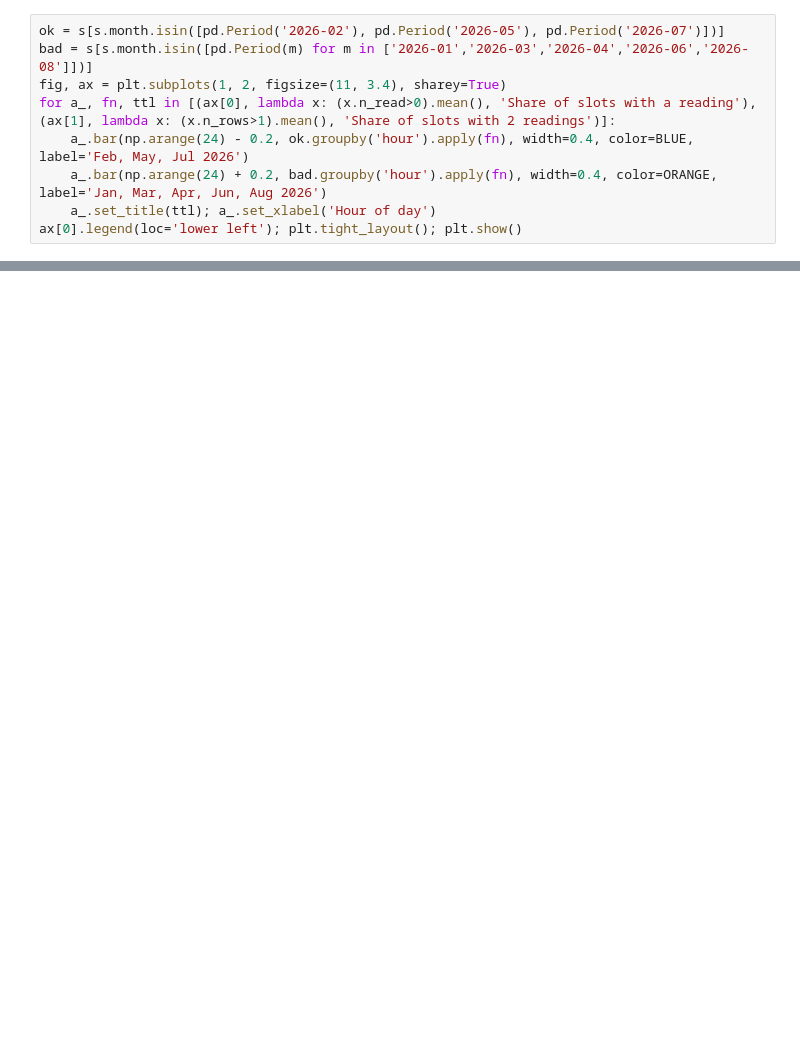
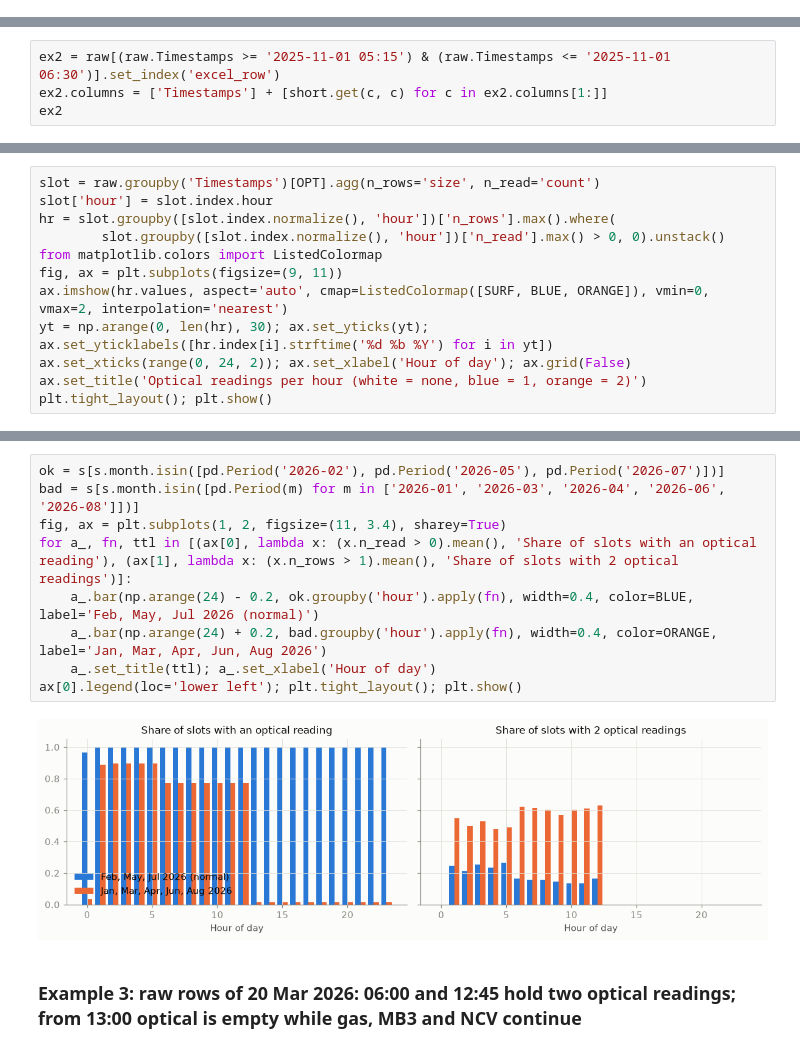
Before and after one commit to Sakthiskumar-A/PGP_ptm_analysis, a Jupyter notebook: notebooks/02_optical_log_evidence.ipynb, the cells around one changed output, grey strips where cells are left out. Saved outputs shown, nothing was run; the diff lists cells and outputs as text; blank space fills up the shorter version.

```diff
--- a/notebooks/02_optical_log_evidence.ipynb
+++ b/notebooks/02_optical_log_evidence.ipynb
@@ -185,9 +0,0 @@ by_m.round(2)
-# %%
-ok = s[s.month.isin([pd.Period('2026-02'), pd.Period('2026-05'), pd.Period('2026-07')])]
-bad = s[s.month.isin([pd.Period(m) for m in ['2026-01','2026-03','2026-04','2026-06','2026-08']])]
-fig, ax = plt.subplots(1, 2, figsize=(11, 3.4), sharey=True)
-for a_, fn, ttl in [(ax[0], lambda x: (x.n_read>0).mean(), 'Share of slots with a reading'), (ax[1], lambda x: (x.n_rows>1).mean(), 'Share of slots with 2 readings')]:
-    a_.bar(np.arange(24) - 0.2, ok.groupby('hour').apply(fn), width=0.4, color=BLUE, label='Feb, May, Jul 2026')
-    a_.bar(np.arange(24) + 0.2, bad.groupby('hour').apply(fn), width=0.4, color=ORANGE, label='Jan, Mar, Apr, Jun, Aug 2026')
-    a_.set_title(ttl); a_.set_xlabel('Hour of day')
-ax[0].legend(loc='lower left'); plt.tight_layout(); plt.show()
@@ -281,0 +153,4 @@ Days with trustworthy daily optical mean: 255 of 395
+# %%
+ex2 = raw[(raw.Timestamps >= '2025-11-01 05:15') & (raw.Timestamps <= '2025-11-01 06:30')].set_index('excel_row')
+ex2.columns = ['Timestamps'] + [short.get(c, c) for c in ex2.columns[1:]]
+ex2
@@ -281,0 +197,12 @@ Days with trustworthy daily optical mean: 255 of 395
+# %%
+slot = raw.groupby('Timestamps')[OPT].agg(n_rows='size', n_read='count')
+slot['hour'] = slot.index.hour
+hr = slot.groupby([slot.index.normalize(), 'hour'])['n_rows'].max().where(
+        slot.groupby([slot.index.normalize(), 'hour'])['n_read'].max() > 0, 0).unstack()
+from matplotlib.colors import ListedColormap
+fig, ax = plt.subplots(figsize=(9, 11))
+ax.imshow(hr.values, aspect='auto', cmap=ListedColormap([SURF, BLUE, ORANGE]), vmin=0, vmax=2, interpolation='nearest')
+yt = np.arange(0, len(hr), 30); ax.set_yticks(yt); ax.set_yticklabels([hr.index[i].strftime('%d %b %Y') for i in yt])
+ax.set_xticks(range(0, 24, 2)); ax.set_xlabel('Hour of day'); ax.grid(False)
+ax.set_title('Optical readings per hour (white = none, blue = 1, orange = 2)')
+plt.tight_layout(); plt.show()
@@ -281,0 +308,13 @@ Days with trustworthy daily optical mean: 255 of 395
+# %%
+ok = s[s.month.isin([pd.Period('2026-02'), pd.Period('2026-05'), pd.Period('2026-07')])]
+bad = s[s.month.isin([pd.Period(m) for m in ['2026-01', '2026-03', '2026-04', '2026-06', '2026-08']])]
+fig, ax = plt.subplots(1, 2, figsize=(11, 3.4), sharey=True)
+for a_, fn, ttl in [(ax[0], lambda x: (x.n_read > 0).mean(), 'Share of slots with an optical reading'), (ax[1], lambda x: (x.n_rows > 1).mean(), 'Share of slots with 2 optical readings')]:
+    a_.bar(np.arange(24) - 0.2, ok.groupby('hour').apply(fn), width=0.4, color=BLUE, label='Feb, May, Jul 2026 (normal)')
+    a_.bar(np.arange(24) + 0.2, bad.groupby('hour').apply(fn), width=0.4, color=ORANGE, label='Jan, Mar, Apr, Jun, Aug 2026')
+    a_.set_title(ttl); a_.set_xlabel('Hour of day')
+ax[0].legend(loc='lower left'); plt.tight_layout(); plt.show()
+# %% [output]
+[figure, added]
+# %% [markdown]
+### Example 3: raw rows of 20 Mar 2026: 06:00 and 12:45 hold two optical readings; from 13:00 optical is empty while gas, MB3 and NCV continue
```
Also changed, not shown: parts of 62 cells of this notebook, 1 other file.
